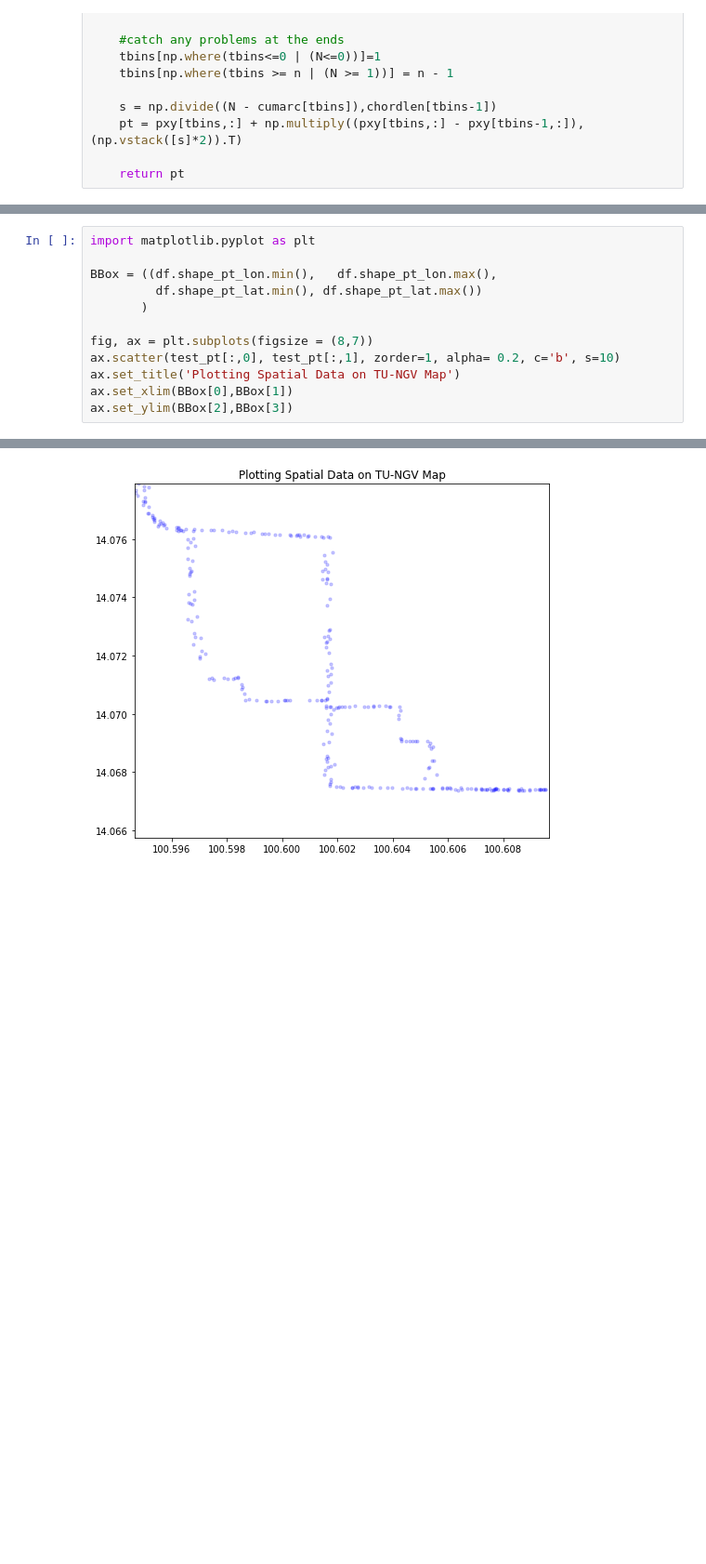
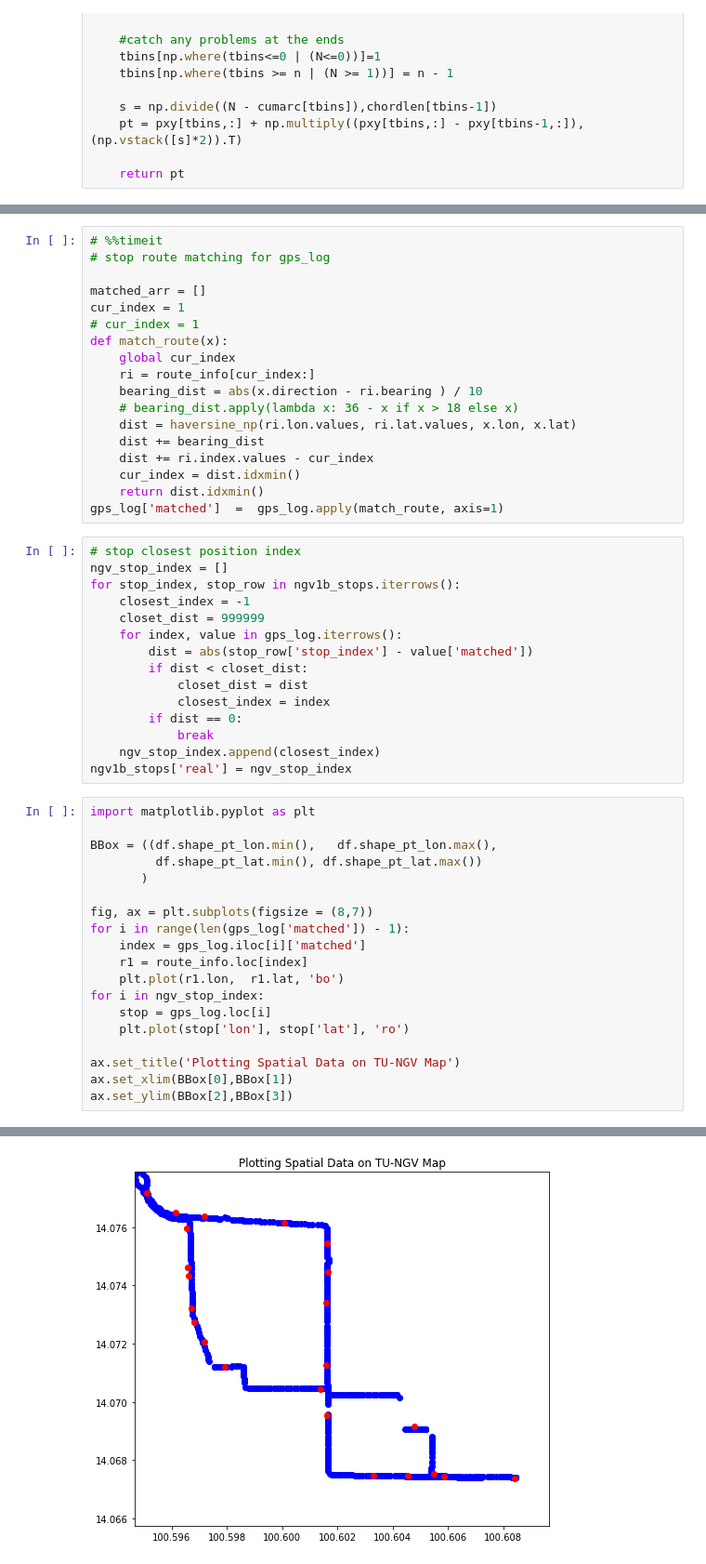
Before and after one commit to NannamAksorn/tuaround-estimator, a Jupyter notebook: gtfs_realtime.ipynb, the cells around one changed output, grey strips where cells are left out. Shown at 93% size. Cells and saved outputs as stored; diff of their text form; blank space fills up the shorter version.

```diff
--- a/gtfs_realtime.ipynb
+++ b/gtfs_realtime.ipynb
@@ -150,15 +186,55 @@ test_pt = pt_noise[:300]
+# %%
+# %%timeit
+# stop route matching for gps_log
+
+matched_arr = []
+cur_index = 1
+# cur_index = 1
+def match_route(x):
+    global cur_index
+    ri = route_info[cur_index:]
+    bearing_dist = abs(x.direction - ri.bearing ) / 10
+    # bearing_dist.apply(lambda x: 36 - x if x > 18 else x)
+    dist = haversine_np(ri.lon.values, ri.lat.values, x.lon, x.lat)
+    dist += bearing_dist
+    dist += ri.index.values - cur_index
+    cur_index = dist.idxmin()
+    return dist.idxmin()
+gps_log['matched']  =  gps_log.apply(match_route, axis=1)
+# %%
+# stop closest position index
+ngv_stop_index = []
+for stop_index, stop_row in ngv1b_stops.iterrows():
+    closest_index = -1
+    closet_dist = 999999
+    for index, value in gps_log.iterrows():
+        dist = abs(stop_row['stop_index'] - value['matched'])
+        if dist < closet_dist:
+            closet_dist = dist
+            closest_index = index
+        if dist == 0:
+            break
+    ngv_stop_index.append(closest_index)
+ngv1b_stops['real'] = ngv_stop_index
 # %%
 import matplotlib.pyplot as plt
 
 BBox = ((df.shape_pt_lon.min(),   df.shape_pt_lon.max(),
          df.shape_pt_lat.min(), df.shape_pt_lat.max())
        )
 
 fig, ax = plt.subplots(figsize = (8,7))
-ax.scatter(test_pt[:,0], test_pt[:,1], zorder=1, alpha= 0.2, c='b', s=10)
+for i in range(len(gps_log['matched']) - 1):
+    index = gps_log.iloc[i]['matched']
+    r1 = route_info.loc[index]
+    plt.plot(r1.lon,  r1.lat, 'bo')
+for i in ngv_stop_index:
+    stop = gps_log.loc[i]
+    plt.plot(stop['lon'], stop['lat'], 'ro')
+
 ax.set_title('Plotting Spatial Data on TU-NGV Map')
 ax.set_xlim(BBox[0],BBox[1])
 ax.set_ylim(BBox[2],BBox[3])
 # %% [output]
 (14.0657426, 14.077905553749266)
-[figure, old version]
+[figure, new version]
```
Also changed, not shown: parts of 38 cells of this notebook, 39 other files.
